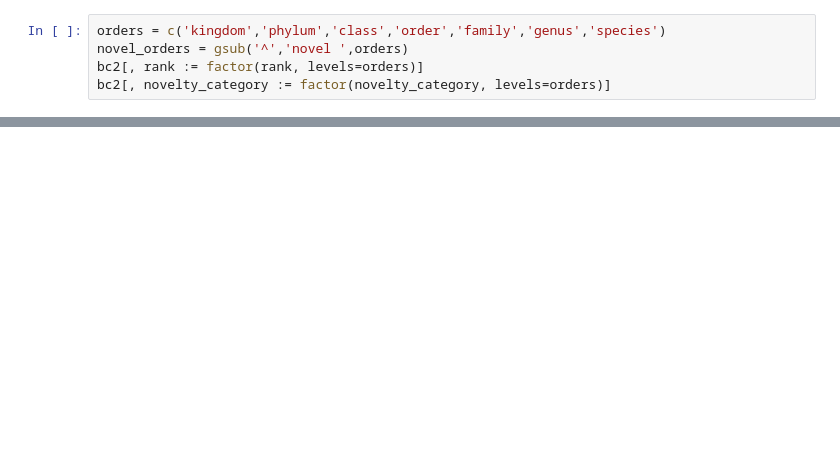
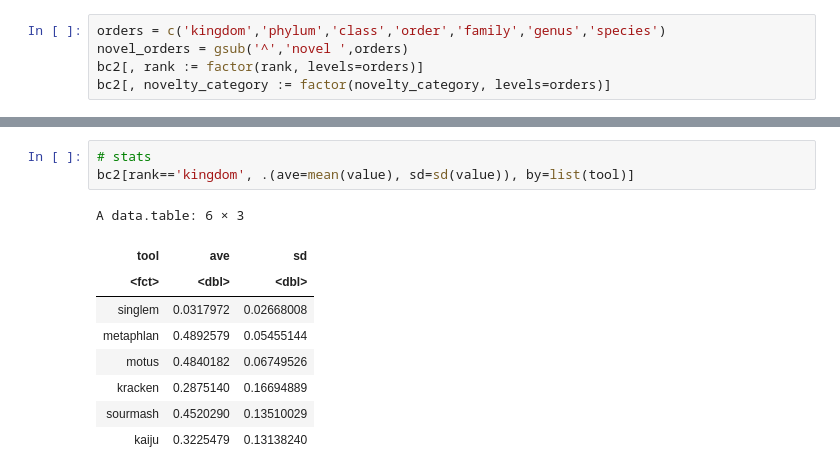
Before and after one commit to wwood/singlem-benchmarking, a Jupyter notebook: 2_phylogenetic_novelty/plot.ipynb, the cells around one changed output, grey strips where cells are left out. Cells and saved outputs as stored; diff of their text form; blank space fills up the shorter version.

```diff
--- a/2_phylogenetic_novelty/plot.ipynb
+++ b/2_phylogenetic_novelty/plot.ipynb
@@ -103,0 +111,13 @@ qplot(data=bc2[rank=='kingdom'], tool, value, geom='boxplot', main='Detection of
+# %%
+# stats
+bc2[rank=='kingdom', .(ave=mean(value), sd=sd(value)), by=list(tool)]
+# %% [output]
+A data.table: 6 × 3
+| tool | ave | sd |
+| <fct> | <dbl> | <dbl> |
+| singlem | 0.0317972 | 0.02668008 |
+| metaphlan | 0.4892579 | 0.05455144 |
+| motus | 0.4840182 | 0.06749526 |
+| kracken | 0.2875140 | 0.16694889 |
+| sourmash | 0.4520290 | 0.13510029 |
+| kaiju | 0.3225479 | 0.13138240 |
```
Also changed, not shown: parts of 10 cells of this notebook, 2 other files.
